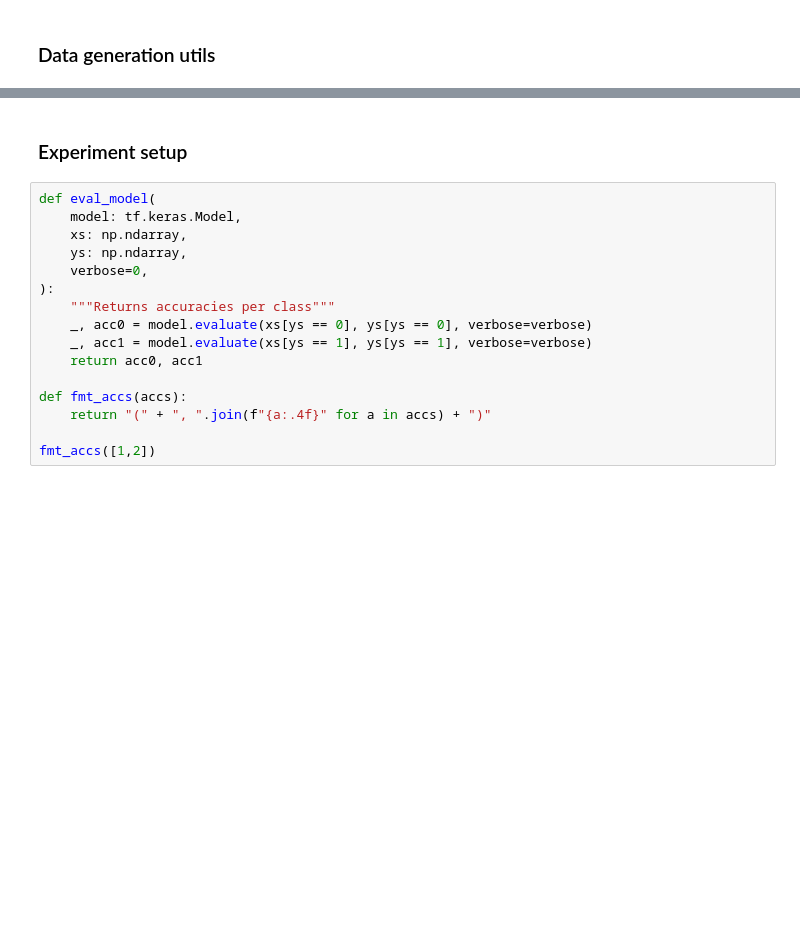
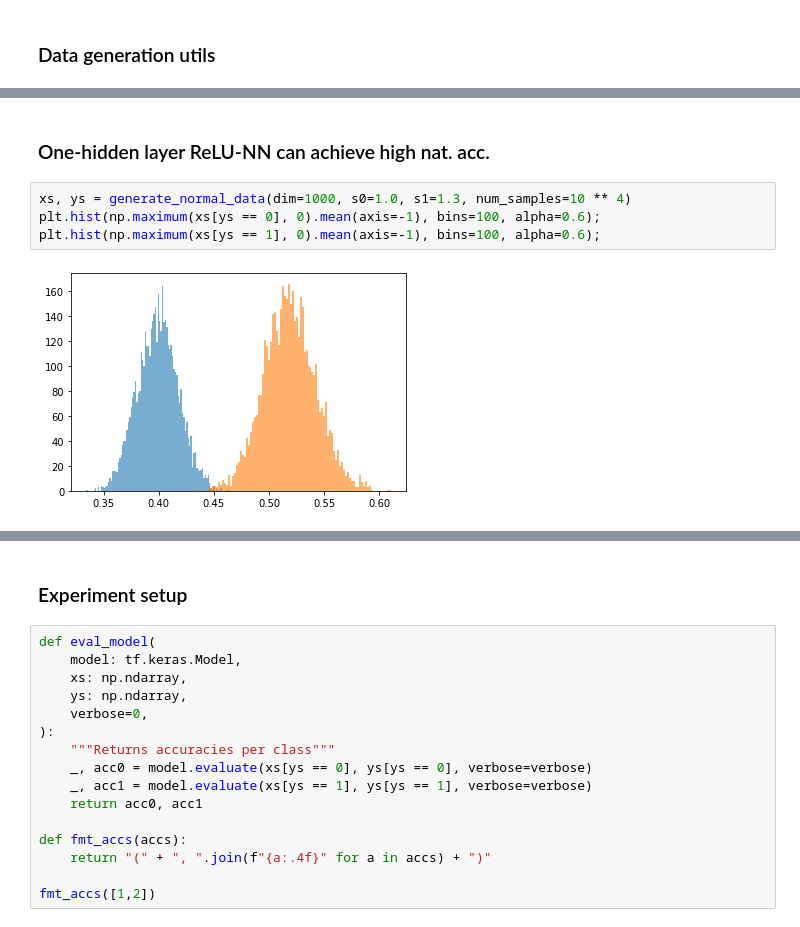
Before and after one commit to GilgameshxZero/adversarial-ntks, a Jupyter notebook: notebooks/adv-spheres/gaussian-nn.ipynb, the cells around one changed output, grey strips where cells are left out. Drawn from its saved outputs; the diff is of its cells as text; blank space fills up the shorter version.

Commit message:
Add simple NN with high nat acc. for adv-gaussian

```diff
--- a/notebooks/adv-spheres/gaussian-nn.ipynb
+++ b/notebooks/adv-spheres/gaussian-nn.ipynb
@@ -81,0 +81,8 @@ array([[ 0.45990374,  0.24329021],
+# %% [markdown]
+### One-hidden layer ReLU-NN can achieve high nat. acc.
+# %%
+xs, ys = generate_normal_data(dim=1000, s0=1.0, s1=1.3, num_samples=10 ** 4)
+plt.hist(np.maximum(xs[ys == 0], 0).mean(axis=-1), bins=100, alpha=0.6);
+plt.hist(np.maximum(xs[ys == 1], 0).mean(axis=-1), bins=100, alpha=0.6);
+# %% [output]
+[figure, added]
```
Also changed, not shown: parts of 3 cells of this notebook.
